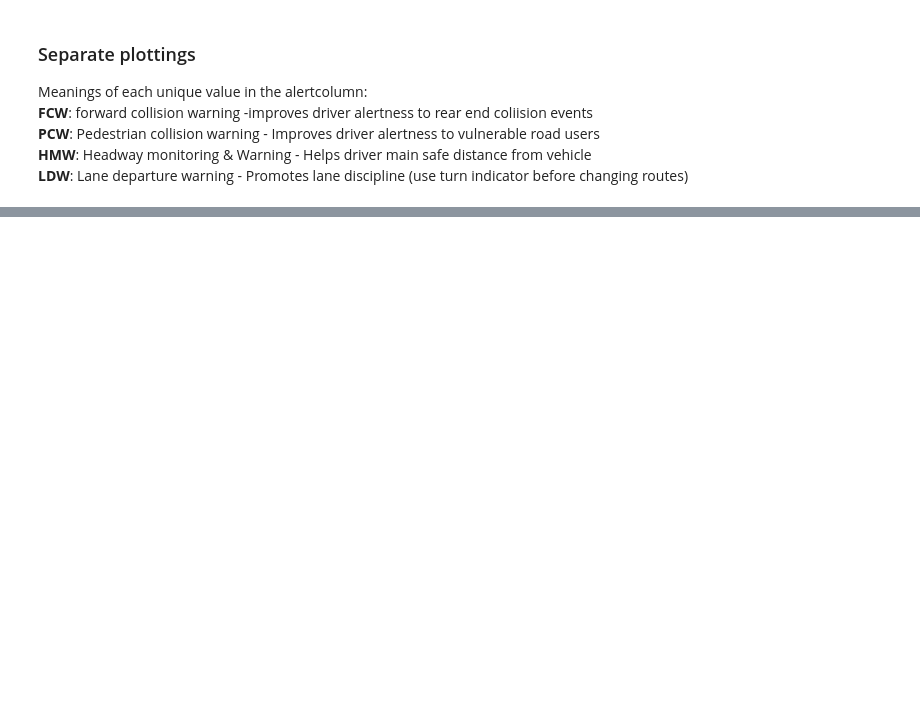
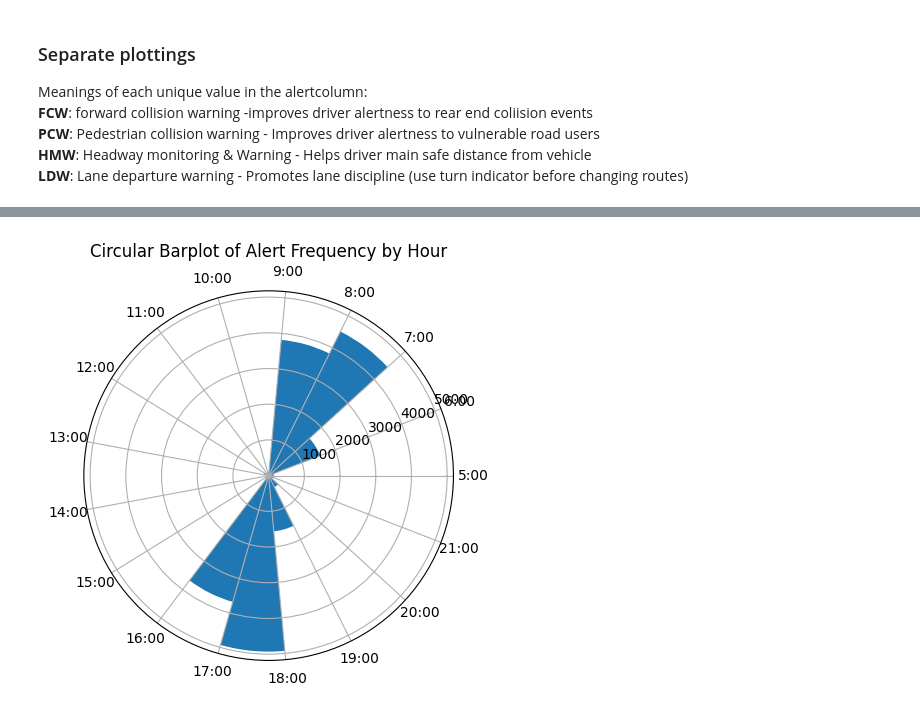
Before and after one commit to akashrai2003/Team-TrailBlazers, a Jupyter notebook: unnati_phase1_data_revised/intel2.ipynb, the cells around one changed output, grey strips where cells are left out. Drawn from its saved outputs; the diff is of its cells as text; code cells hidden in the pictures; blank space fills up the shorter version.

```diff
--- a/unnati_phase1_data_revised/intel2.ipynb
+++ b/unnati_phase1_data_revised/intel2.ipynb
@@ -721,0 +597,33 @@ plt.xticks(fontsize=5)
+# %%
+import pandas as pd
+import matplotlib.pyplot as plt
+import numpy as np
+
+# Extract the hour component from the time column
+data['hour'] = pd.to_datetime(data['Time']).dt.hour
+
+# Calculate the frequency of alerts for each hour
+hourly_counts = data['hour'].value_counts().sort_index()
+
+# Create a figure and axis
+fig, ax = plt.subplots(subplot_kw={'projection': 'polar'})
+
+# Set the number of hours based on the unique hours in your dataset
+num_hours = len(hourly_counts)
+
+# Create evenly spaced angles for the hours
+angles = np.linspace(0, 2 * np.pi, num_hours, endpoint=False).tolist()
+
+# Plot the bars
+ax.bar(angles, hourly_counts, width=2 * np.pi / num_hours, align='edge')
+
+# Set the labels for the hours
+hour_labels = [str(hour) + ":00" for hour in hourly_counts.index]
+ax.set_xticks(angles)
+ax.set_xticklabels(hour_labels)
+
+# Set the title and display the plot
+plt.title("Circular Barplot of Alert Frequency by Hour")
+plt.show()
+# %% [output]
+[figure, added]
```
Also changed, not shown: parts of 52 cells of this notebook, 6 other files.
